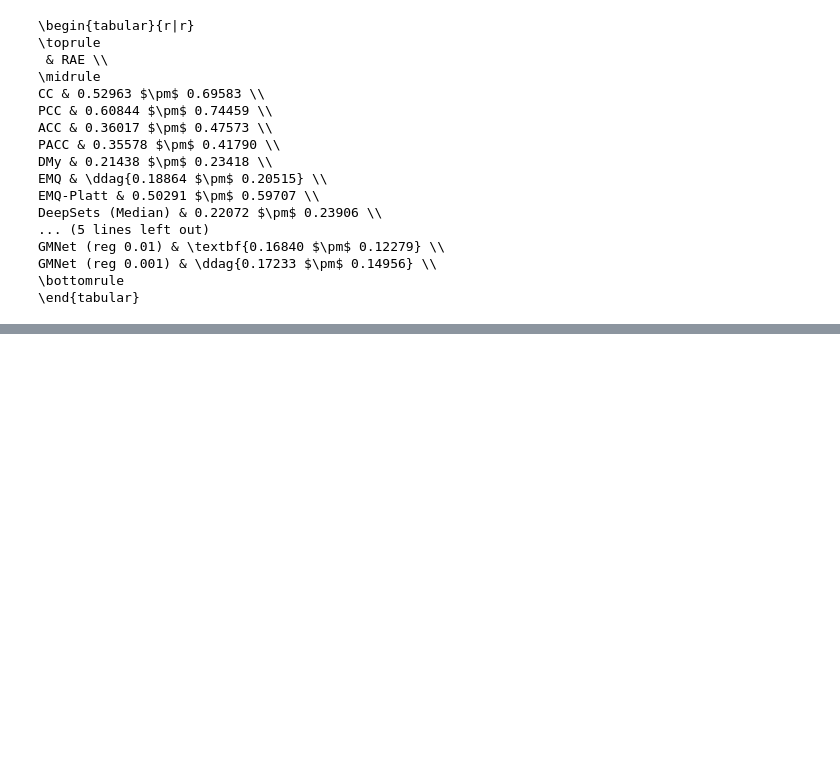
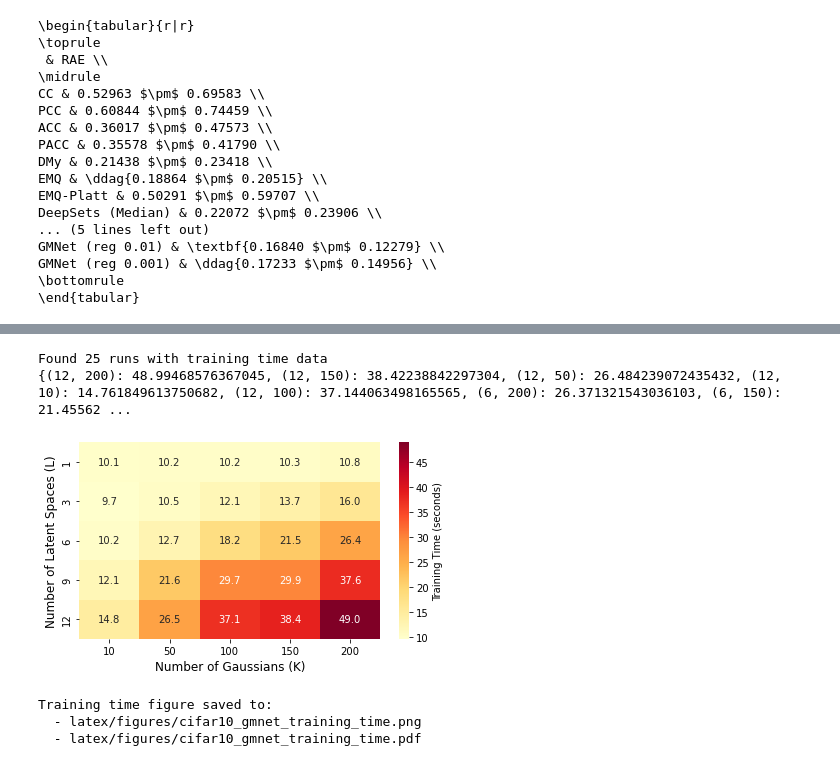
Before and after one commit to AICGijon/gmnet, a Jupyter notebook: experiments/cifar10/results.ipynb, the cells around one changed output, grey strips where cells are left out. Saved outputs shown, nothing was run; the diff lists cells and outputs as text; code cells hidden in the pictures; blank space fills up the shorter version.

```diff
--- a/experiments/cifar10/results.ipynb
+++ b/experiments/cifar10/results.ipynb
@@ -142,0 +283,68 @@ GMNet (reg 0.001) & \ddag{0.17233 $\pm$ 0.14956} \\
+# %%
+import wandb
+
+# Initialize wandb API
+api = wandb.Api()
+
+# Query your project - replace with your actual project name
+project = "pglez82/cifar10"  # e.g., "pgonzalez/gmnet"
+runs = api.runs(project)
+# Extract training times for GMNet grid search experiments
+training_times = {}
+for run in runs:
+    # Check if it's a GMNet grid search experiment
+    if "cifar10_gmnet_layers" in run.name:
+        # Parse L and K from run name
+        parts = run.name.split("_")
+        L = int(parts[2].replace("layers", ""))
+        K = int(parts[3].replace("gaussians", ""))
+        # Get training time from run summary or config
+        if "_runtime" in run.summary:
+            # wandb stores runtime in seconds
+            training_times[(L, K)] = run.summary["_runtime"]/run.summary["_step"]  # convert to minutes
+
+print(f"Found {len(training_times)} runs with training time data")
+print(training_times)
+# %% [output]
+Found 25 runs with training time data
+{(12, 200): 48.99468576367045, (12, 150): 38.42238842297304, (12, 50): 26.484239072435432, (12, 10): 14.761849613750682, (12, 100): 37.144063498165565, (6, 200): 26.371321543036103, (6, 150): 21.45562 ...
+# %%
+# Create a matrix of training times for the heatmap
+time_matrix = np.zeros((len(L_list), len(K_list)))
+for i, L in enumerate(L_list):
+    for j, K in enumerate(K_list):
+        if (L, K) in training_times:
+            time_matrix[i, j] = training_times[(L, K)]
+        else:
+            time_matrix[i, j] = np.nan
+
+# Create figure
+fig, ax = plt.subplots(figsize=(6, 3.5))
+
+# Create heatmap
+im = sns.heatmap(time_matrix,
+                  xticklabels=K_list,
+                  yticklabels=L_list,
+                  cmap='YlOrRd',  # Darker red = longer training time
+                  annot=True,
+                  fmt='.1f',
+                  cbar_kws={'label': 'Training Time (seconds)'},
+                  ax=ax)
+
+ax.set_xlabel('Number of Gaussians (K)', fontsize=12)
+ax.set_ylabel('Number of Latent Spaces (L)', fontsize=12)
+#ax.set_title('Training Time (seconds/epoch)', fontsize=14, fontweight='bold')
+
+plt.tight_layout()
+plt.savefig(os.path.join(export_dir, 'figures/cifar10_gmnet_training_time.png'), dpi=300, bbox_inches='tight')
+plt.savefig(os.path.join(export_dir, 'figures/cifar10_gmnet_training_time.pdf'), bbox_inches='tight')
+plt.show()
+
+print("Training time figure saved to:")
+print(f"  - {os.path.join(export_dir, 'figures/cifar10_gmnet_training_time.png')}")
+print(f"  - {os.path.join(export_dir, 'figures/cifar10_gmnet_training_time.pdf')}")
+# %% [output]
+[figure, added]
+Training time figure saved to:
+  - latex/figures/cifar10_gmnet_training_time.png
+  - latex/figures/cifar10_gmnet_training_time.pdf
```
Also changed, not shown: parts of 5 cells of this notebook.
